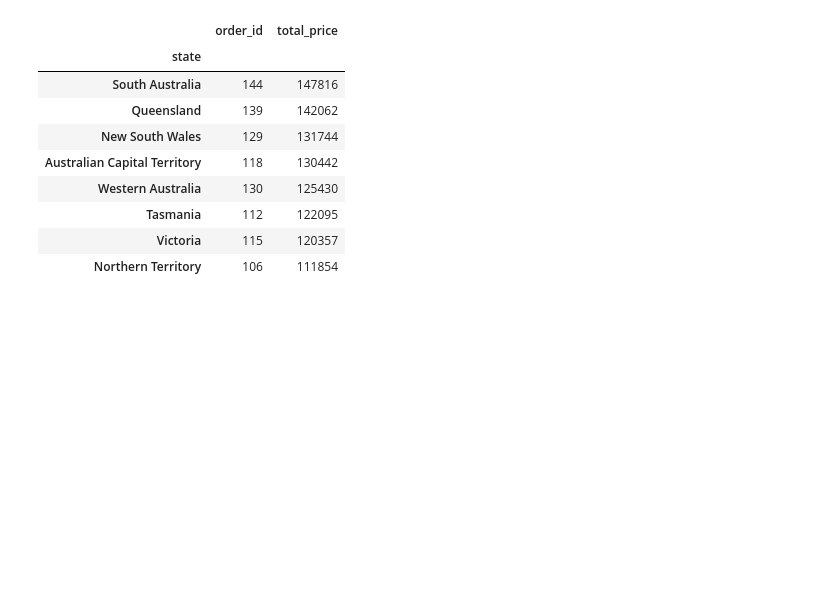
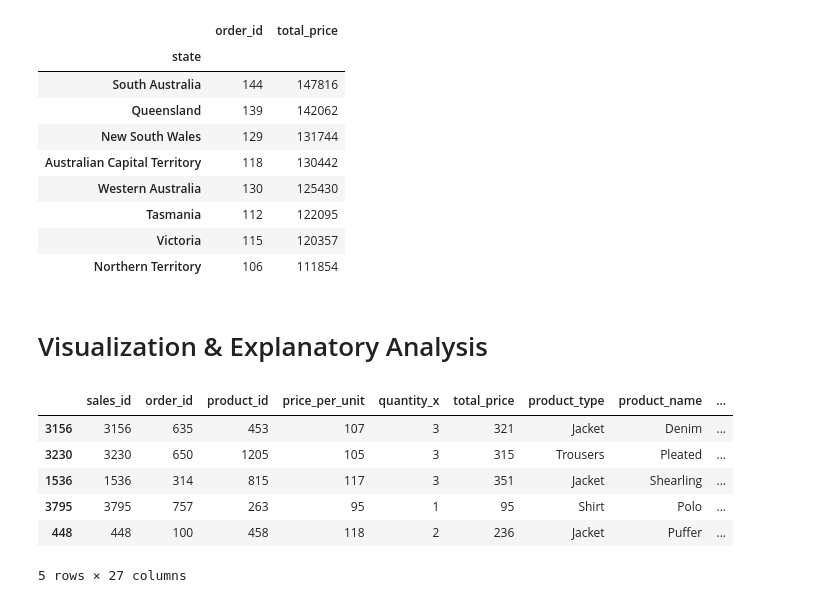
Before and after one commit to mdchrysan/shopping-analysis, a Jupyter notebook: shoppingcart_practice.ipynb, the cells around one changed output. Saved outputs shown, nothing was run; the diff lists cells and outputs as text; code cells hidden in the pictures; blank space fills up the shorter version.

Commit message:
Init visualization

```diff
--- a/shoppingcart_practice.ipynb
+++ b/shoppingcart_practice.ipynb
@@ -814,3 +814,15 @@ all_df.groupby(by="state").agg({
 | Tasmania | 112 | 122095 |
 | Victoria | 115 | 120357 |
 | Northern Territory | 106 | 111854 |
+# %% [markdown]
+# Visualization & Explanatory Analysis
+# %%
+all_df.sample(5)
+# %% [output]
+|  | sales_id | order_id | product_id | price_per_unit | quantity_x | total_price | product_type | product_name | ... |
+| 3156 | 3156 | 635 | 453 | 107 | 3 | 321 | Jacket | Denim | ... |
+| 3230 | 3230 | 650 | 1205 | 105 | 3 | 315 | Trousers | Pleated | ... |
+| 1536 | 1536 | 314 | 815 | 117 | 3 | 351 | Jacket | Shearling | ... |
+| 3795 | 3795 | 757 | 263 | 95 | 1 | 95 | Shirt | Polo | ... |
+| 448 | 448 | 100 | 458 | 118 | 2 | 236 | Jacket | Puffer | ... |
+5 rows × 27 columns
```
Also changed, not shown: parts of 1 cell of this notebook.
